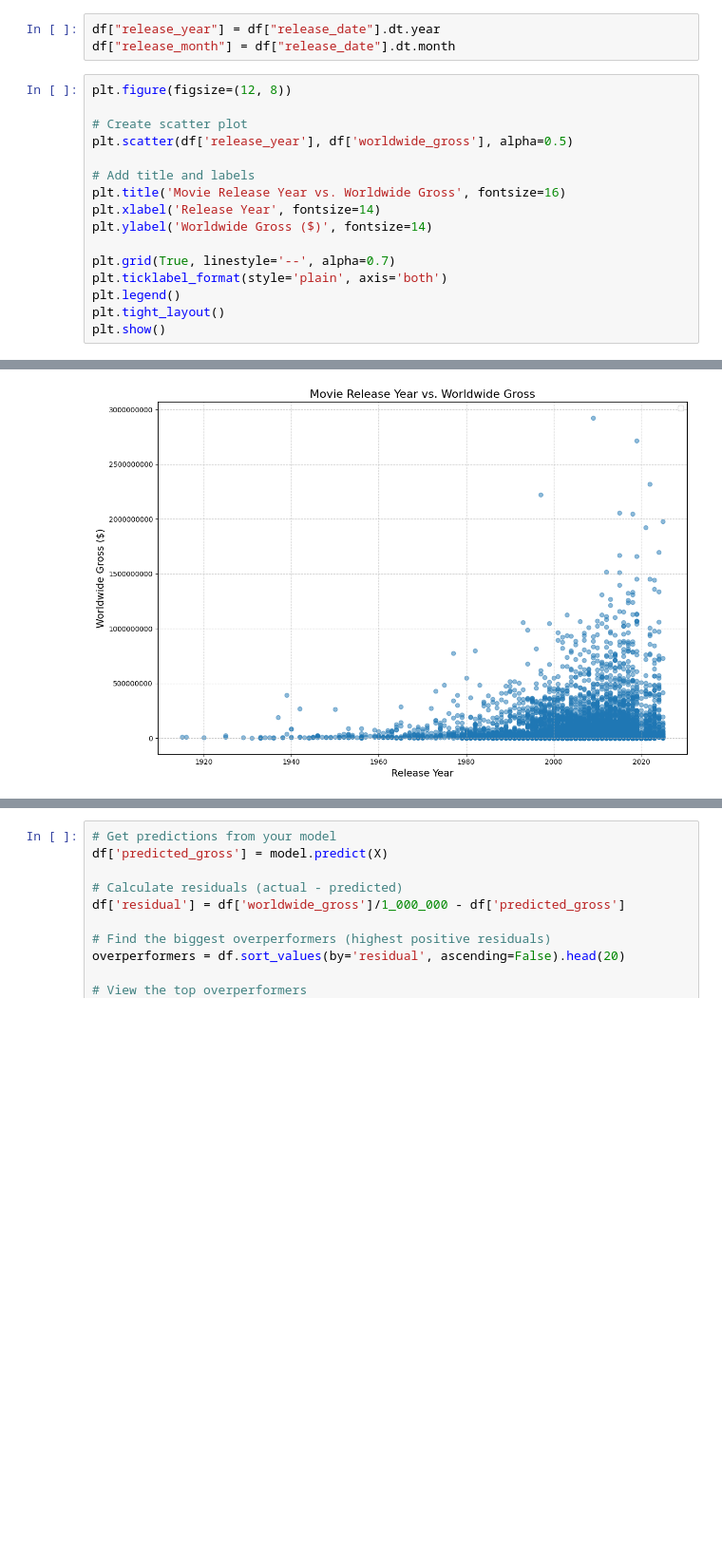
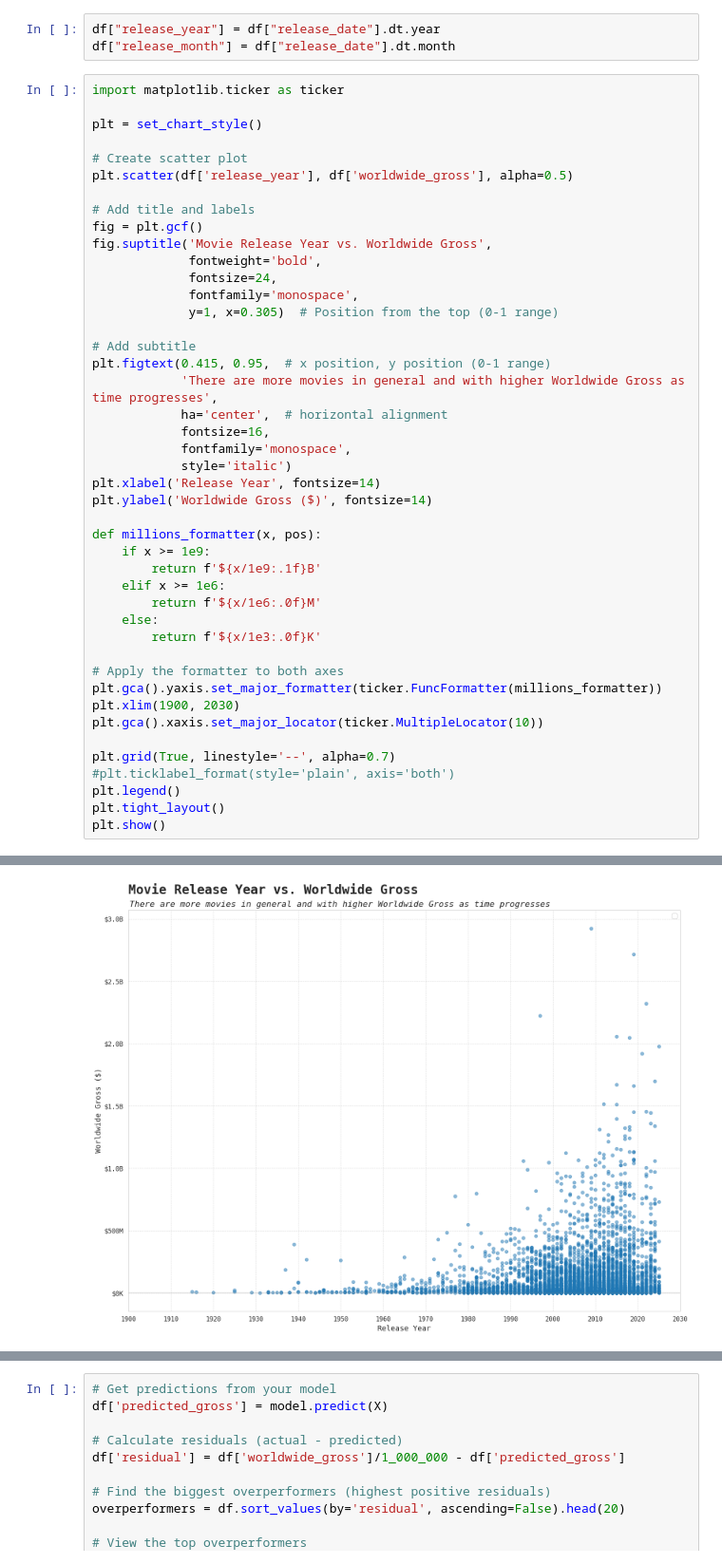
Before and after one commit to louis-porter/between-the-lines, a Jupyter notebook: articles/myfyf-10x-rule/10x_rule.ipynb, the cells around one changed output, grey strips where cells are left out. Shown: that part at 95% size. Saved outputs shown, nothing was run; the diff lists cells and outputs as text; blank space fills up the shorter version.

Commit message:
Tidied up charts

```diff
--- a/articles/myfyf-10x-rule/10x_rule.ipynb
+++ b/articles/myfyf-10x-rule/10x_rule.ipynb
@@ -153,24 +230,52 @@ Production Budget (millions): 3.1082, p-value: 0.0000
 df["release_year"] = df["release_date"].dt.year
 df["release_month"] = df["release_date"].dt.month
 # %%
-plt.figure(figsize=(12, 8))
+import matplotlib.ticker as ticker
+
+plt = set_chart_style()
 
 # Create scatter plot
 plt.scatter(df['release_year'], df['worldwide_gross'], alpha=0.5)
 
 # Add title and labels
-plt.title('Movie Release Year vs. Worldwide Gross', fontsize=16)
+fig = plt.gcf()
+fig.suptitle('Movie Release Year vs. Worldwide Gross',
+             fontweight='bold',
+             fontsize=24,
+             fontfamily='monospace',
+             y=1, x=0.305)  # Position from the top (0-1 range)
+
+# Add subtitle
+plt.figtext(0.415, 0.95,  # x position, y position (0-1 range)
+            'There are more movies in general and with higher Worldwide Gross as time progresses',
+            ha='center',  # horizontal alignment
+            fontsize=16,
+            fontfamily='monospace',
+            style='italic')
 plt.xlabel('Release Year', fontsize=14)
 plt.ylabel('Worldwide Gross ($)', fontsize=14)
 
+def millions_formatter(x, pos):
+    if x >= 1e9:
+        return f'${x/1e9:.1f}B'
+    elif x >= 1e6:
+        return f'${x/1e6:.0f}M'
+    else:
+        return f'${x/1e3:.0f}K'
+
+# Apply the formatter to both axes
+plt.gca().yaxis.set_major_formatter(ticker.FuncFormatter(millions_formatter))
+plt.xlim(1900, 2030)
+plt.gca().xaxis.set_major_locator(ticker.MultipleLocator(10))
+
 plt.grid(True, linestyle='--', alpha=0.7)
-plt.ticklabel_format(style='plain', axis='both')
+#plt.ticklabel_format(style='plain', axis='both')
 plt.legend()
 plt.tight_layout()
 plt.show()
 # %% [output]
 No artists with labels found to put in legend.  Note that artists whose label start with an underscore are ignored when legend() is called with no argument.
-[figure, old version]
+[figure, new version]
 # %%
 # Scale the data (divide by 1 million to convert to millions)
 X = df[['release_year']]  # Include both variables
```
Also changed, not shown: parts of 11 cells of this notebook.
